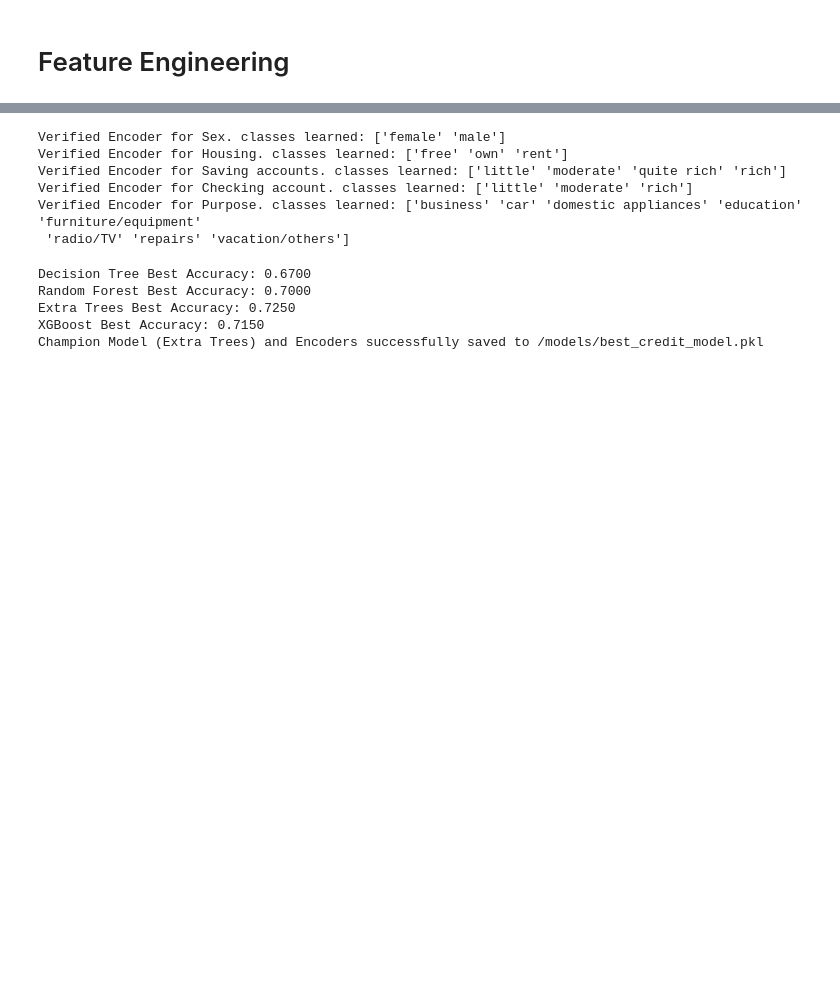
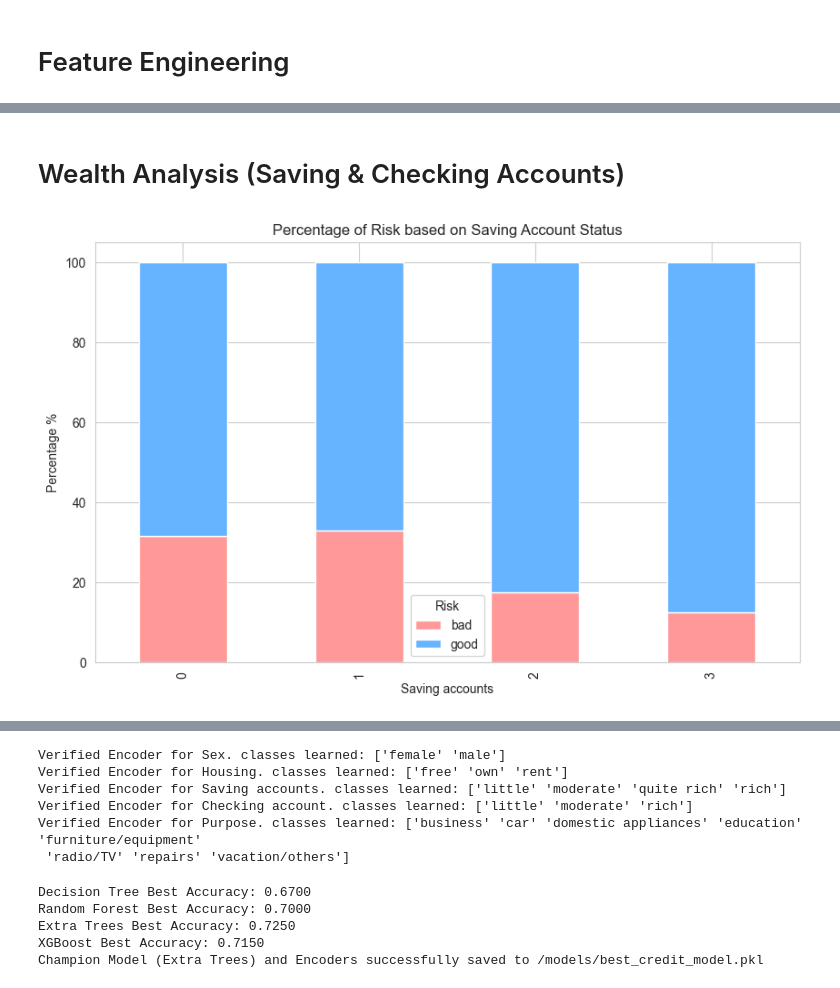
Before and after one commit to chabuzy/credit_risk, a Jupyter notebook: analysis.ipynb, the cells around one changed output, grey strips where cells are left out. Drawn from its saved outputs; the diff is of its cells as text; code cells hidden in the pictures; blank space fills up the shorter version.

```diff
--- a/analysis.ipynb
+++ b/analysis.ipynb
@@ -175,0 +237,11 @@ plt.show()
+# %% [markdown]
+# Wealth Analysis (Saving & Checking Accounts)
+# %%
+# Grouping by Saving accounts and Risk
+wealth_risk = pd.crosstab(df['Saving accounts'], df['Risk'], normalize='index') * 100
+wealth_risk.plot(kind='bar', stacked=True, figsize=(10, 6), color=['#ff9999','#66b3ff'])
+plt.title('Percentage of Risk based on Saving Account Status')
+plt.ylabel('Percentage %')
+plt.show()
+# %% [output]
+[figure, added]
```
Also changed, not shown: parts of 11 cells of this notebook.
